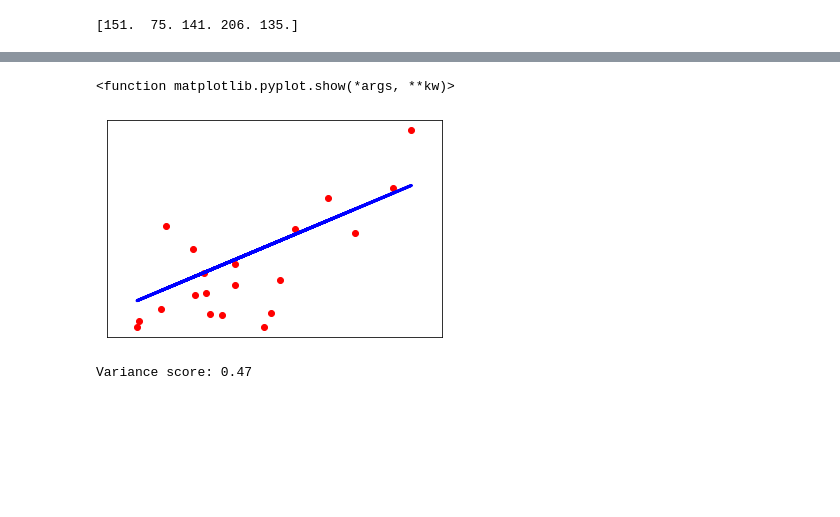
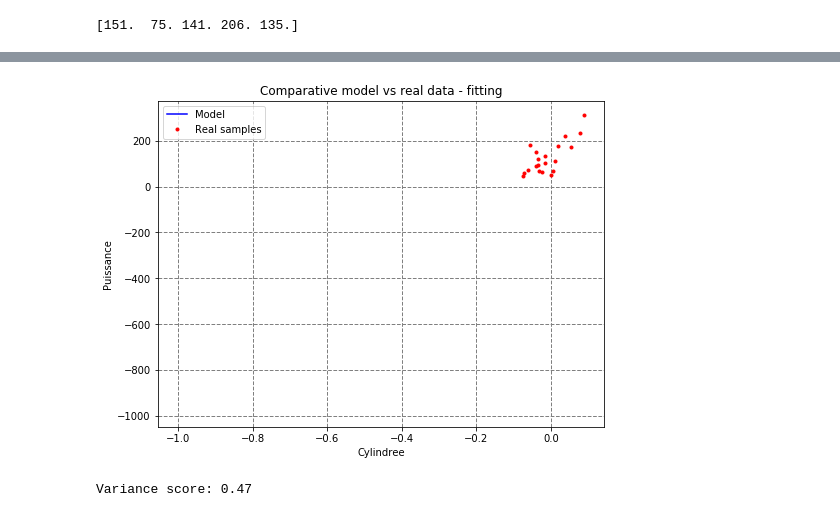
Before and after one commit to mricardovallejo/IACollege_, a Jupyter notebook: SUPERVISE_/RegressionLineal_Supervise.ipynb, the cells around one changed output, grey strips where cells are left out. Cells and saved outputs as stored; diff of their text form; code cells hidden in the pictures; blank space fills up the shorter version.

```diff
--- a/SUPERVISE_/RegressionLineal_Supervise.ipynb
+++ b/SUPERVISE_/RegressionLineal_Supervise.ipynb
@@ -75,7 +95,7 @@ print(diabetes_y_train[:5,])
 [151.  75. 141. 206. 135.]
 # %%
 regression = linear_model.LinearRegression()
-regression.fit(diabetes_X_train, diabetes_y_train)
+regression.fit(diabetes_X_test, diabetes_y_test)
 print("coef de model:\n", regression.coef_)
 print("Intercept model: \n", regression.intercept_)
 # %% [output]
@@ -92,27 +144,26 @@ Error RSS:
 # %%
 #Predicition
 
 import matplotlib.pyplot as plt
 %matplotlib inline
 
 def Yy(m, b, x):
     return m*x + b;
 
-Xmodel = range(1000,6000, 100)
-Ymodel = Yy(results.coef_, results.intercept_,  Xmodel)
+Xmodel = range(-1,1, 100)
+Ymodel = Yy(regression.coef_, regression.intercept_,  Xmodel)
 
 plt.figure(figsize=(8, 6))
-plt.plot(Xmodel, Yy(results.coef_, results.intercept_,  Xmodel), 'b-', label='Model')
-plt.plot(tit['cylindree'], tit['puissance'], 'r.', label='Real samples')
+plt.plot(Xmodel, Yy(regression.coef_, regression.intercept_,  Xmodel), 'b-', label='Model')
+plt.plot(diabetes_X_test, diabetes_y_test, 'r.', label='Real samples')
 plt.grid(color='gray', linestyle='--', linewidth=1)
 plt.ylabel("Puissance")
 plt.xlabel("Cylindree")
 plt.title('Comparative model vs real data - fitting')
 plt.legend(loc='best')
 plt.show()
 # %% [output]
-<function matplotlib.pyplot.show(*args, **kw)>
-[figure, old version]
+[figure, new version]
 # %%
 # Explained variance score: 1  prediction parfaite
 print('Variance score: %.2f' % regression.score(diabetes_X_test, diabetes_y_test))
```
Also changed, not shown: parts of 8 cells of this notebook, 5 other files.
